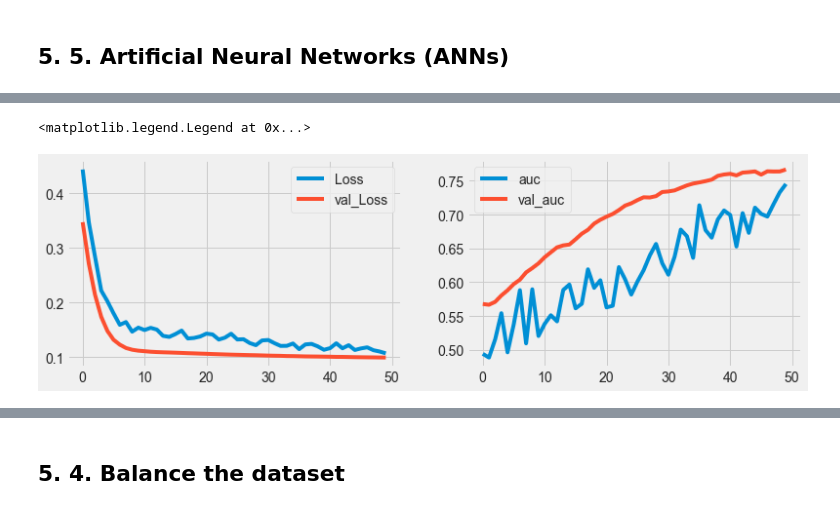
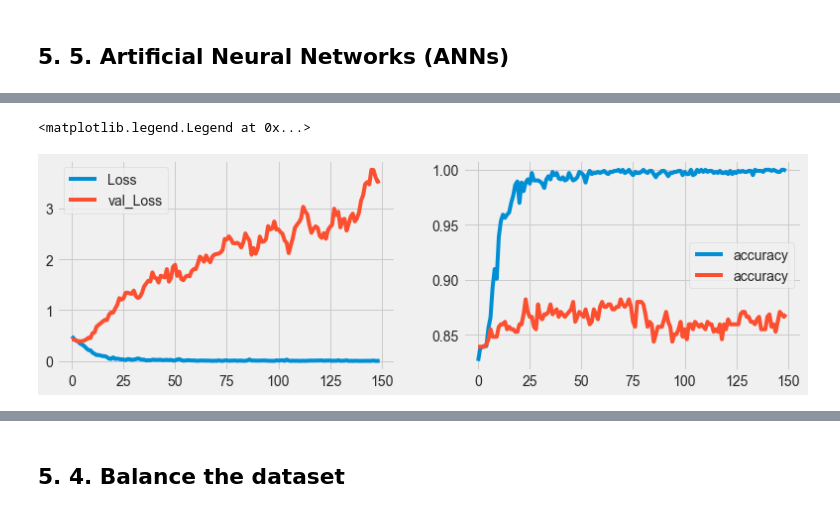
Before and after one commit to fares-ds/IBM_HR_Analytics_Employee_And_Performance, a Jupyter notebook: Employee_retention.ipynb, the cells around one changed output, grey strips where cells are left out. Saved outputs shown, nothing was run; the diff lists cells and outputs as text; code cells hidden in the pictures.

```diff
--- a/Employee_retention.ipynb
+++ b/Employee_retention.ipynb
@@ -555,26 +578,26 @@ from tensorflow.keras.layers import Dense, Dropout
 model = Sequential()
 
 model.add(Dense(X_train.shape[1], activation='relu'))
+model.add(Dropout(0.2))
+
+model.add(Dense(32, activation='relu'))
+model.add(Dropout(0.3))
+
+model.add(Dense(64, activation='relu'))
 model.add(Dropout(0.4))
 
 model.add(Dense(128, activation='relu'))
-model.add(Dropout(0.4))
-
-model.add(Dense(56, activation='relu'))
-model.add(Dropout(0.4))
-
-model.add(Dense(28, activation='relu'))
-model.add(Dropout(0.4))
+model.add(Dropout(0.5))
 
 model.add(Dense(1, activation='sigmoid'))
 
-model.compile(optimizer=tf.keras.optimizers.Adam(0.0001),
+model.compile(optimizer='adam',
               loss='binary_crossentropy',
-              metrics=[tf.keras.metrics.AUC()])
+              metrics=['accuracy'])
 
 r = model.fit(X_train_std, y_train,
               validation_data=(X_test_std, y_test),
-              epochs=50,
-              class_weight={0:stay, 1:leave}
+              epochs=150,
+#               class_weight={0:stay, 1:leave}
              )
 # %% [output]
@@ -598,15 +632,15 @@ Epoch 50/50
 # %%
 plt.figure(figsize=(12, 8))
 
 plt.subplot(2, 2, 1)
 plt.plot(r.history['loss'], label='Loss')
 plt.plot(r.history['val_loss'], label='val_Loss')
 plt.legend()
 
 plt.subplot(2, 2, 2)
-plt.plot(r.history['auc'], label='auc')
-plt.plot(r.history['val_auc'], label='val_auc')
+plt.plot(r.history['accuracy'], label='accuracy')
+plt.plot(r.history['val_accuracy'], label='accuracy')
 plt.legend()
 # %% [output]
 <matplotlib.legend.Legend at 0x...>
-[figure, old version]
+[figure, new version]
```
Also changed, not shown: parts of 13 cells of this notebook.
